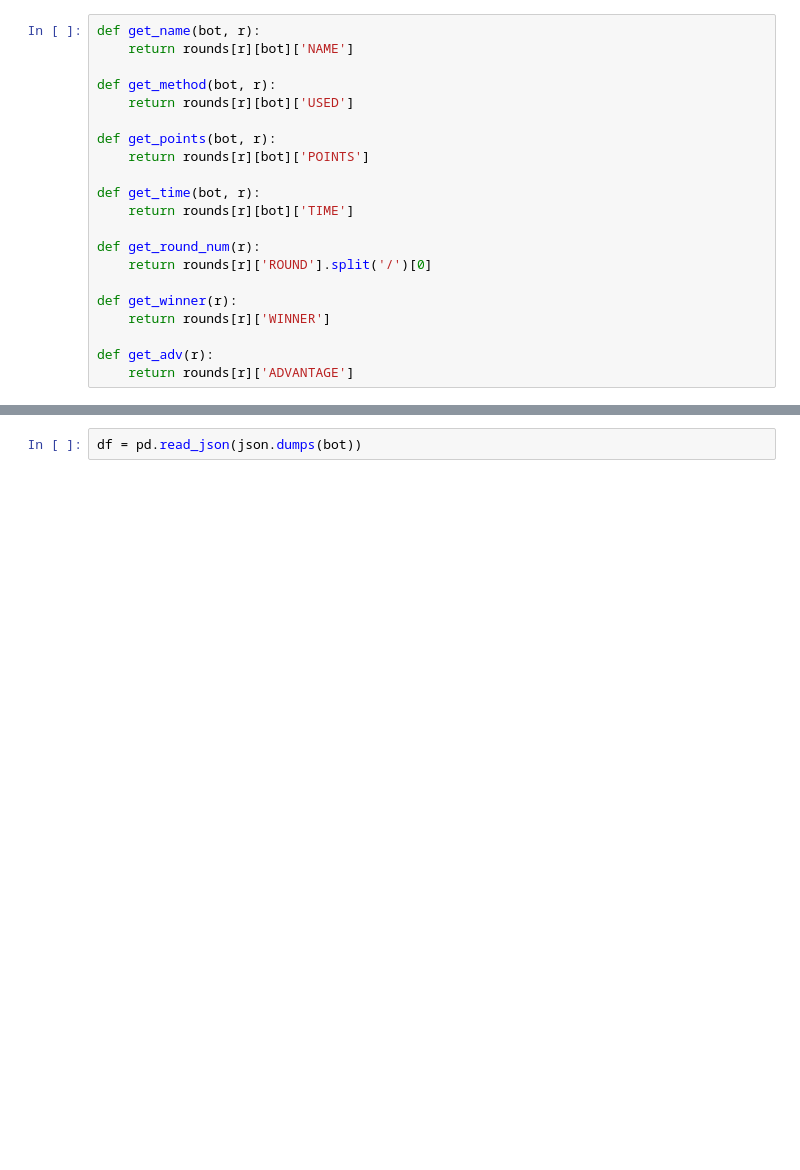
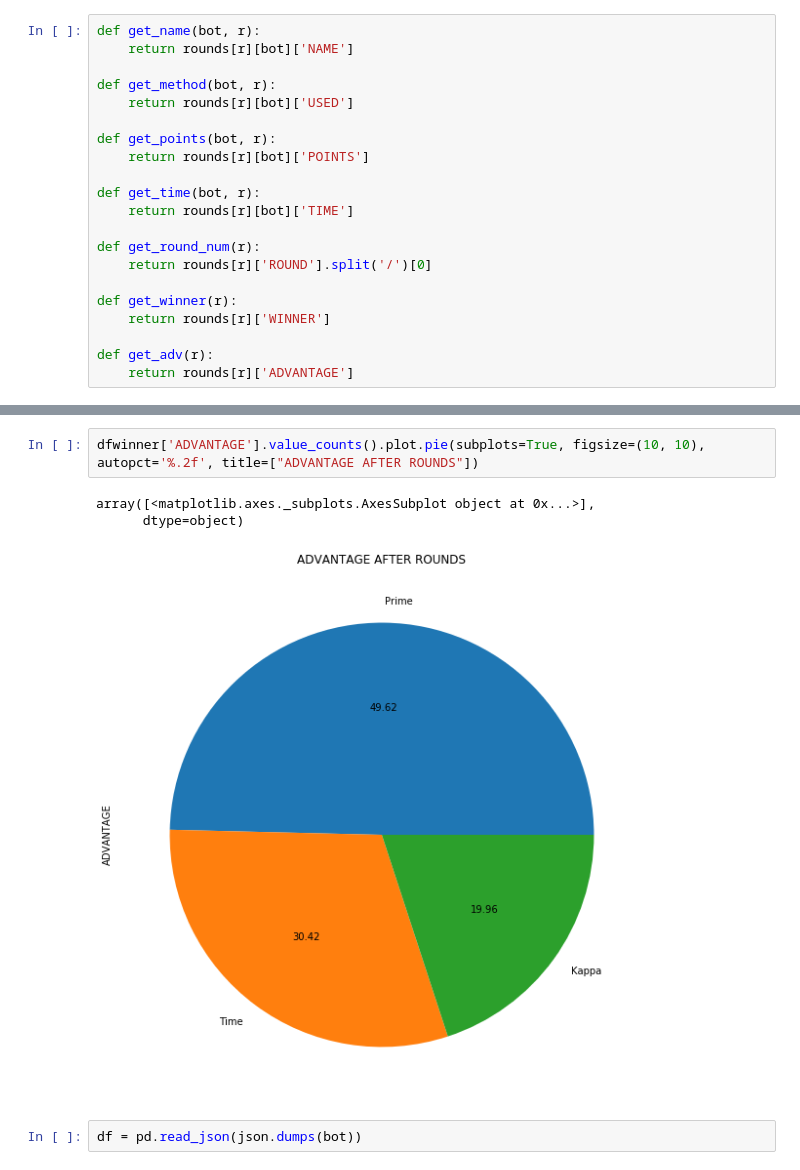
Before and after one commit to devdo-eu/capturenetwork, a Jupyter notebook: games/insight.ipynb, the cells around one changed output, grey strips where cells are left out. Drawn from its saved outputs; the diff is of its cells as text; blank space fills up the shorter version.

```diff
--- a/games/insight.ipynb
+++ b/games/insight.ipynb
@@ -65,3 +77,9 @@ for i in range(len(rounds)):
+# %%
+dfwinner['ADVANTAGE'].value_counts().plot.pie(subplots=True, figsize=(10, 10), autopct='%.2f', title=["ADVANTAGE AFTER ROUNDS"])
+# %% [output]
+array([<matplotlib.axes._subplots.AxesSubplot object at 0x...>],
+      dtype=object)
+[figure, added]
 # %%
 df = pd.read_json(json.dumps(bot))
 # %%
```
Also changed, not shown: parts of 4 cells of this notebook, 1 other file.
